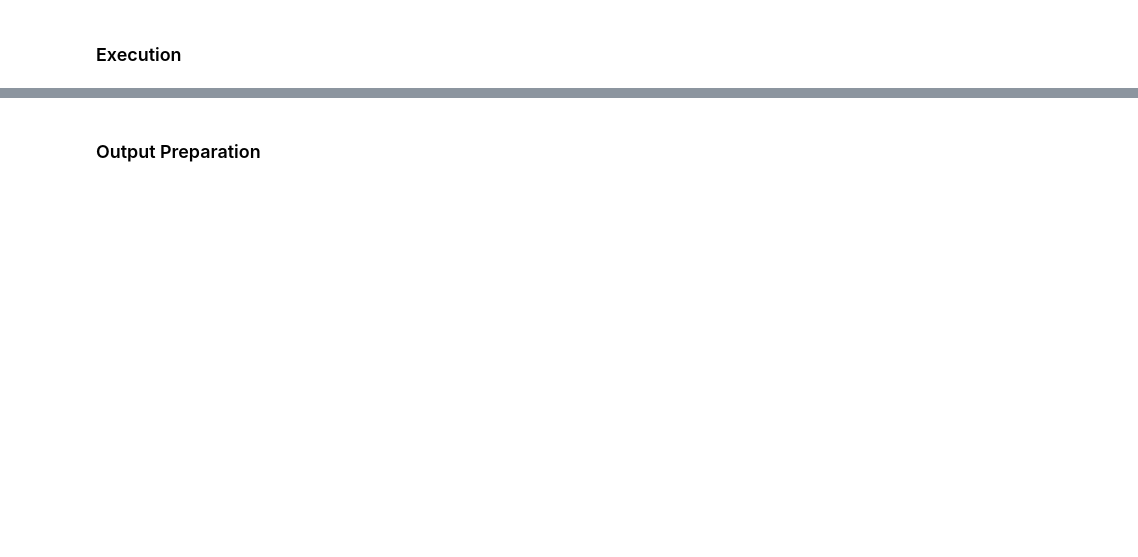
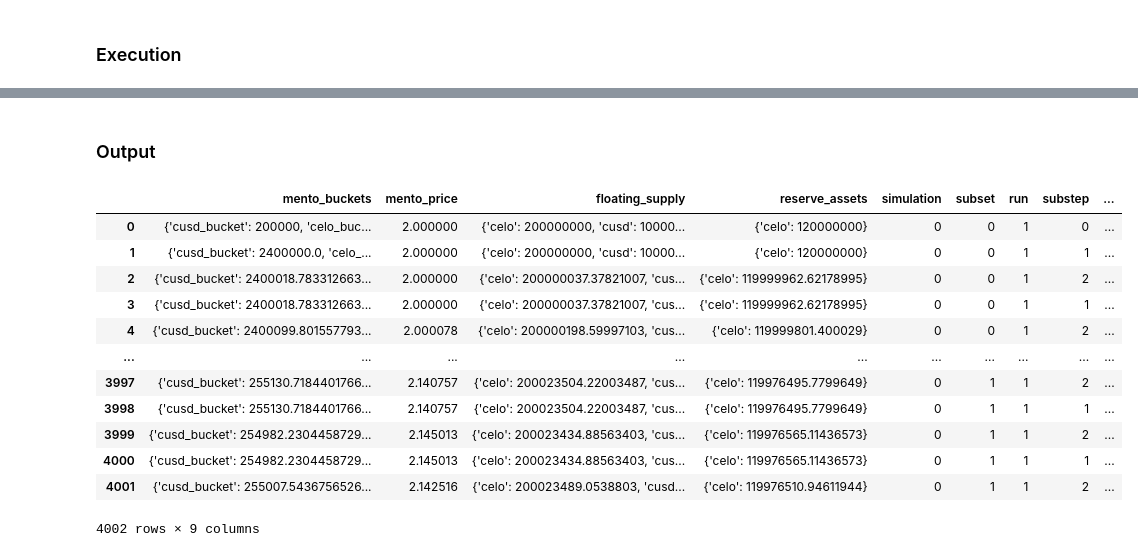
Before and after one commit to celo-org/mento2-model, a Jupyter notebook: experiments/notebooks/1_mento1_model_validation.ipynb, the cells around one changed output, grey strips where cells are left out. Drawn from its saved outputs; the diff is of its cells as text; code cells hidden in the pictures; blank space fills up the shorter version.

Commit message:
Roman/mento1 model (#3)
* Some refactoring.

* Random trading with Mento, no bucket updates, no oracles...

* Simple working mento1 notebook

```diff
--- a/experiments/notebooks/1_mento1_model_validation.ipynb
+++ b/experiments/notebooks/1_mento1_model_validation.ipynb
@@ -112,0 +154,22 @@ simulation_1.model.params.update(parameter_overrides)
+# %%
+partial_state_update_blocks = [
+    {
+        'policies': {
+            'bucket_update': p_bucket_update
+        },
+        'variables': {
+            'mento_buckets': s_mento_buckets
+        }
+    },
+    {
+        'policies': {
+            'exchange': p_exchange
+        },
+        'variables': {
+            'mento_buckets': s_mento_buckets,
+            'reserve_assets': s_reserve_assets,
+            'floating_supply': s_floating_supply,
+            'mento_price': s_mento_price
+        }
+    }
+]
@@ -113,4 +178,15 @@ simulation_1.model.params.update(parameter_overrides)
 # %% [markdown]
 ### Execution
 # %%
-df_1, exceptions = run(simulation_1)
+runs = 1 # Set to the number of Monte Carlo Runs
+timesteps = 1000
+
+model = Model(initial_state=initial_state, state_update_blocks=partial_state_update_blocks, params=system_params)
+simulation = Simulation(model=model, timesteps=timesteps, runs=runs)
+
+result = simulation.run()
+# Or, multiple simulations:
+# experiment = Experiment([simulation_1, simulation_2, simulation_3])
+# result = experiment.run()
+
+df = pd.DataFrame(result)
@@ -117,2 +195,18 @@ df_1, exceptions = run(simulation_1)
 # %% [markdown]
-### Output Preparation
+### Output
+# %%
+df
+# %% [output]
+|  | mento_buckets | mento_price | floating_supply | reserve_assets | simulation | subset | run | substep | ... |
+| 0 | {'cusd_bucket': 200000, 'celo_buc... | 2.000000 | {'celo': 200000000, 'cusd': 10000... | {'celo': 120000000} | 0 | 0 | 1 | 0 | ... |
+| 1 | {'cusd_bucket': 2400000.0, 'celo_... | 2.000000 | {'celo': 200000000, 'cusd': 10000... | {'celo': 120000000} | 0 | 0 | 1 | 1 | ... |
+| 2 | {'cusd_bucket': 2400018.783312663... | 2.000000 | {'celo': 200000037.37821007, 'cus... | {'celo': 119999962.62178995} | 0 | 0 | 1 | 2 | ... |
+| 3 | {'cusd_bucket': 2400018.783312663... | 2.000000 | {'celo': 200000037.37821007, 'cus... | {'celo': 119999962.62178995} | 0 | 0 | 1 | 1 | ... |
+| 4 | {'cusd_bucket': 2400099.801557793... | 2.000078 | {'celo': 200000198.59997103, 'cus... | {'celo': 119999801.400029} | 0 | 0 | 1 | 2 | ... |
+| ... | ... | ... | ... | ... | ... | ... | ... | ... | ... |
+| 3997 | {'cusd_bucket': 255130.7184401766... | 2.140757 | {'celo': 200023504.22003487, 'cus... | {'celo': 119976495.7799649} | 0 | 1 | 1 | 2 | ... |
+| 3998 | {'cusd_bucket': 255130.7184401766... | 2.140757 | {'celo': 200023504.22003487, 'cus... | {'celo': 119976495.7799649} | 0 | 1 | 1 | 1 | ... |
+| 3999 | {'cusd_bucket': 254982.2304458729... | 2.145013 | {'celo': 200023434.88563403, 'cus... | {'celo': 119976565.11436573} | 0 | 1 | 1 | 2 | ... |
+| 4000 | {'cusd_bucket': 254982.2304458729... | 2.145013 | {'celo': 200023434.88563403, 'cus... | {'celo': 119976565.11436573} | 0 | 1 | 1 | 1 | ... |
+| 4001 | {'cusd_bucket': 255007.5436756526... | 2.142516 | {'celo': 200023489.0538803, 'cusd... | {'celo': 119976510.94611944} | 0 | 1 | 1 | 2 | ... |
+4002 rows × 9 columns
```
Also changed, not shown: parts of 15 cells of this notebook, 22 other files.
